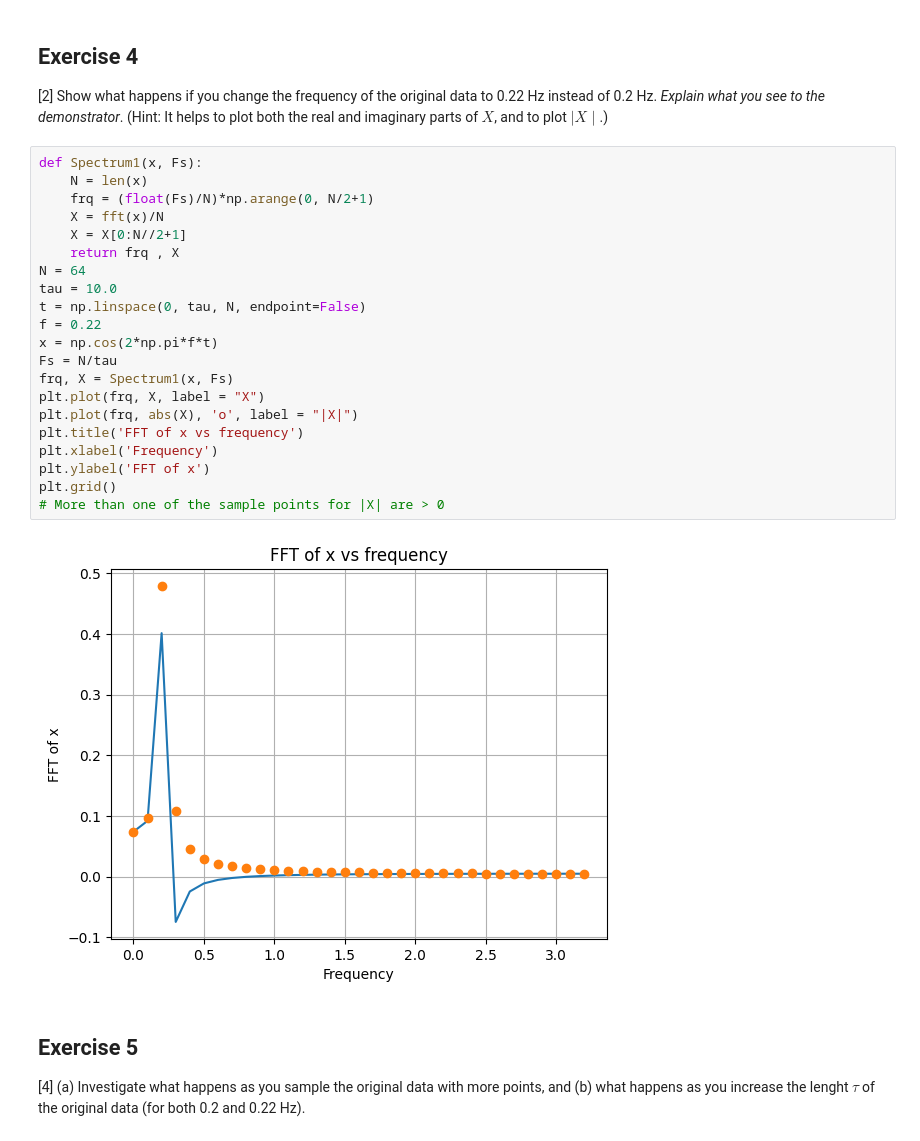
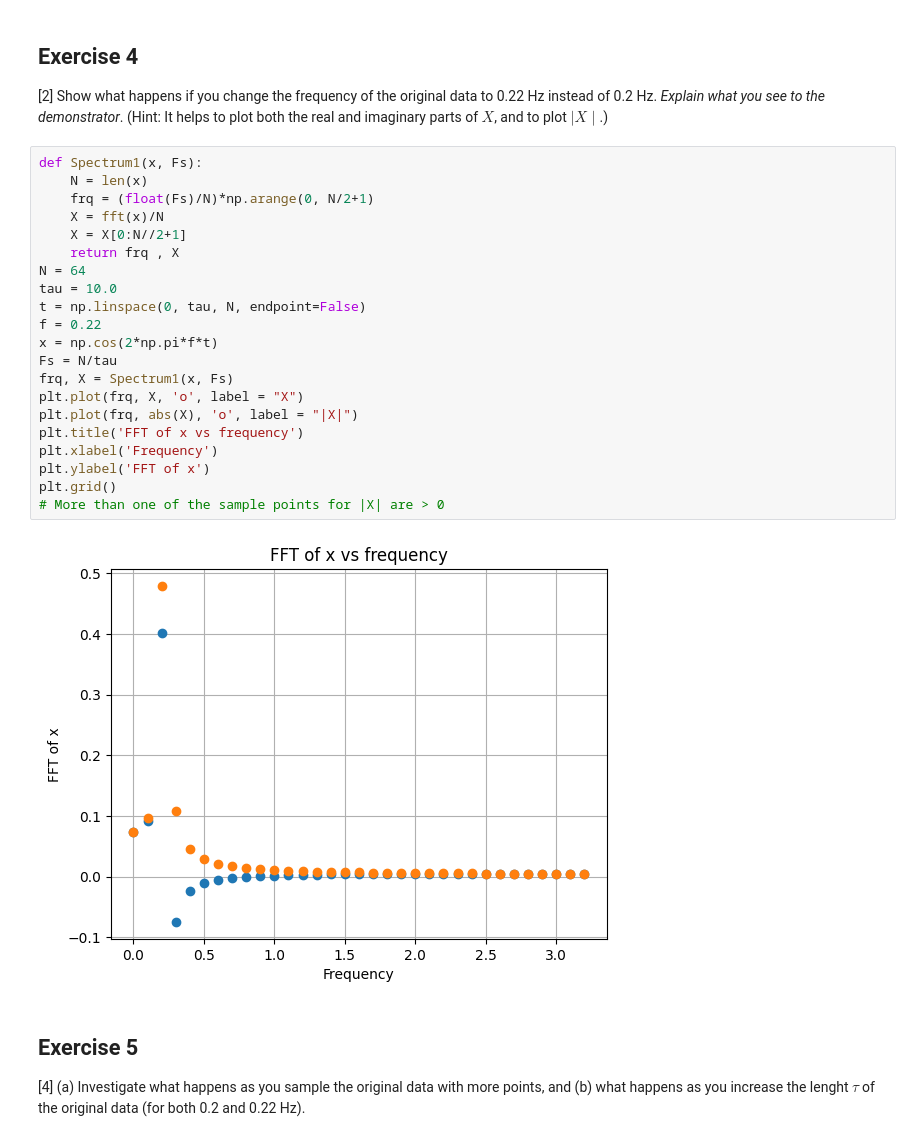
Before and after one commit to PX2145-2025/week-10-b-Luscombe-Charlie, a Jupyter notebook: FFT.ipynb, the cells around one changed output. Drawn from its saved outputs; the diff is of its cells as text.

```diff
--- a/FFT.ipynb
+++ b/FFT.ipynb
@@ -363,26 +363,26 @@ plt.grid()
 # %%
 def Spectrum1(x, Fs):
     N = len(x)
     frq = (float(Fs)/N)*np.arange(0, N/2+1)
     X = fft(x)/N
     X = X[0:N//2+1]
     return frq , X
 N = 64
 tau = 10.0
 t = np.linspace(0, tau, N, endpoint=False)
 f = 0.22
 x = np.cos(2*np.pi*f*t)
 Fs = N/tau
 frq, X = Spectrum1(x, Fs)
-plt.plot(frq, X, label = "X")
+plt.plot(frq, X, 'o', label = "X")
 plt.plot(frq, abs(X), 'o', label = "|X|")
 plt.title('FFT of x vs frequency')
 plt.xlabel('Frequency')
 plt.ylabel('FFT of x')
 plt.grid()
 # More than one of the sample points for |X| are > 0
 # %% [output]
-[figure, old version]
+[figure, new version]
 # %% [markdown]
 ## Exercise 5
 
```
Also changed, not shown: parts of 5 cells of this notebook.
